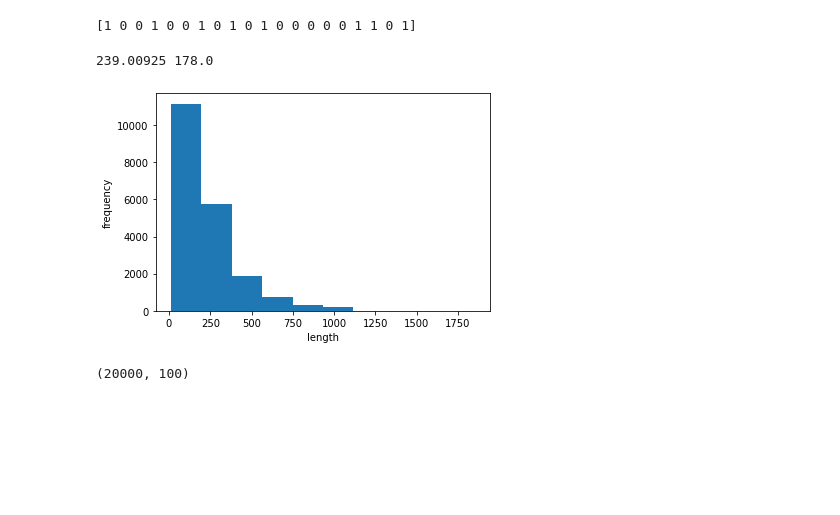
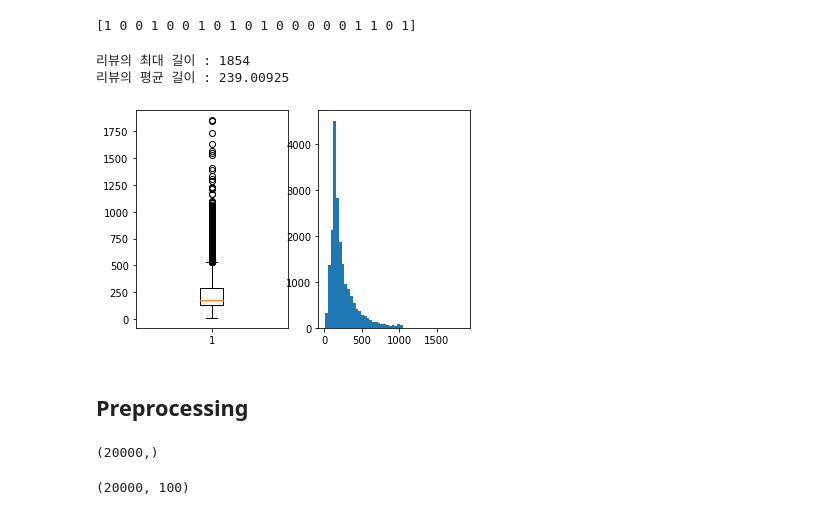
Before and after one commit to EON-LEE/Course-DeepLearning, a Jupyter notebook: Week14.ipynb, the cells around one changed output. Drawn from its saved outputs; the diff is of its cells as text; code cells hidden in the pictures; blank space fills up the shorter version.

```diff
--- a/Week14.ipynb
+++ b/Week14.ipynb
@@ -46,23 +63,34 @@ train_input, val_input, train_target, val_target = train_test_split(
 import numpy as np
 
 lengths = np.array([len(x) for x in train_input])
-# %%
-print(np.mean(lengths), np.median(lengths))
-# %% [output]
-239.00925 178.0
-# %%
-import matplotlib.pyplot as plt
-
-plt.hist(lengths)
-plt.xlabel('length')
-plt.ylabel('frequency')
-plt.show()
-# %% [output]
-[figure, removed]
+# %%
+import matplotlib.pyplot as plt
+import numpy as np
+
+reviews_length = [len(review) for review in train_input]
+
+print('리뷰의 최대 길이 : {}'.format(np.max(reviews_length)))
+print('리뷰의 평균 길이 : {}'.format(np.mean(reviews_length)))
+
+plt.subplot(1,2,1)
+plt.boxplot(reviews_length)
+plt.subplot(1,2,2)
+plt.hist(lengths, bins=50)
+plt.show()
+# %% [output]
+리뷰의 최대 길이 : 1854
+리뷰의 평균 길이 : 239.00925
+[figure, added]
+# %% [markdown]
+## Preprocessing
 # %%
 from tensorflow.keras.preprocessing.sequence import pad_sequences
 
 train_seq = pad_sequences(train_input, maxlen=100)
+# %%
+train_input.shape
+# %% [output]
+(20000,)
 # %%
 print(train_seq.shape)
 # %% [output]
```
Also changed, not shown: parts of 13 cells of this notebook.
